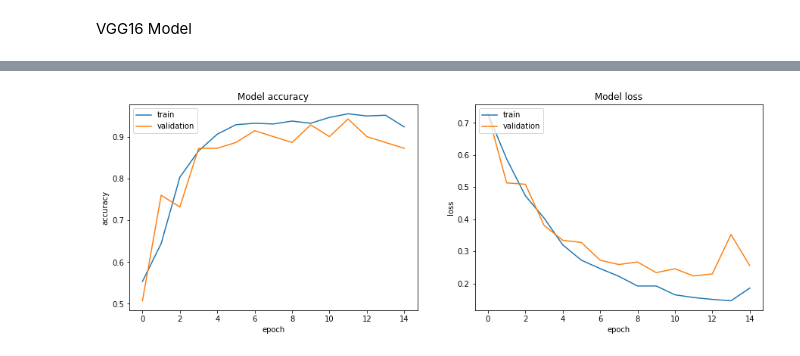
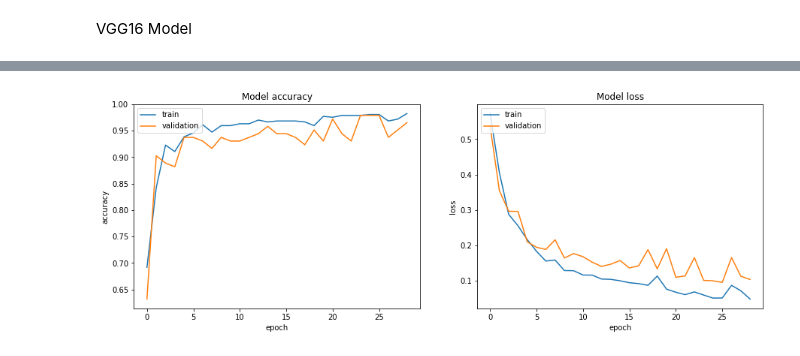
Before and after one commit to dmosh/deeplearning, a Jupyter notebook: imageclassification.ipynb, the cells around one changed output, grey strips where cells are left out. Saved outputs shown, nothing was run; the diff lists cells and outputs as text; code cells hidden in the pictures.

```diff
--- a/imageclassification.ipynb
+++ b/imageclassification.ipynb
@@ -82,7 +80,7 @@ for i in range(3):
 image preprocessing
 # %%
 batch_size = 32
-img_height, img_width = 390, 390
+img_height, img_width = 224, 224
 input_shape = (img_height, img_width, 3)
 # %%
 datagen = ImageDataGenerator(rescale=1./255)
@@ -91,21 +89,28 @@ train_ds = datagen.flow_from_directory(
     'imgs/train',
     target_size = (img_height, img_width),
     batch_size = batch_size,
+    color_mode="rgb",
     subset = "training",
-    class_mode='categorical')
+    class_mode='categorical',
+    shuffle=True,
+    seed = 42)
 
 val_ds = datagen.flow_from_directory(
     'imgs/val',
     target_size = (img_height, img_width),
     batch_size = batch_size,
+    color_mode="rgb",
     class_mode='categorical',
-    shuffle=False)
+    shuffle=False,
+    seed = 42)
 
 test_ds = datagen.flow_from_directory(
     'imgs/test',
     target_size = (img_height, img_width),
-    batch_size = batch_size,
-    class_mode='categorical',
-    shuffle=False)
+    batch_size = 1,
+    color_mode="rgb",
+    class_mode=None,
+    shuffle=False,
+    seed=42)
 # %% [output]
 Found 571 images belonging to 2 classes.
@@ -180,11 +175,7 @@ Trainable params: 527,362
 Non-trainable params: 14,714,688
 _________________________________________________________________
 # %%
-models_dir = "saved_models"
-if not os.path.exists(models_dir):
-    os.makedirs(models_dir)
-
-checkpointer = ModelCheckpoint(filepath='saved_models/cnn_model.hdf5',
+checkpointer = ModelCheckpoint(filepath='/content/drive/MyDrive/Colab Notebooks/deeplearning/saved_models/cnn_model.hdf5',
                                monitor='val_accuracy', mode='max',
                                verbose=1, save_best_only=True)
 early_stopping = EarlyStopping(monitor='val_loss', mode='min', verbose=1, patience=3)
@@ -216,8 +204,8 @@ Epoch 00015: early stopping
 # %%
-model_vgg16.load_weights('saved_models/cnn_model.hdf5')
+model_vgg16.load_weights('/content/drive/MyDrive/Colab Notebooks/deeplearning/saved_models/cnn_model.hdf5')
 plot_train_history(learning1)
 # %% [output]
-[figure, old version]
+[figure, new version]
 # %%
 score1 = model_vgg16.evaluate(test_ds, verbose=1)
 print(f'Model 2 VGG16 Loss: {score1[0]}, Accuracy: {score1[1]*100}')
```
Also changed, not shown: parts of 22 cells of this notebook.
